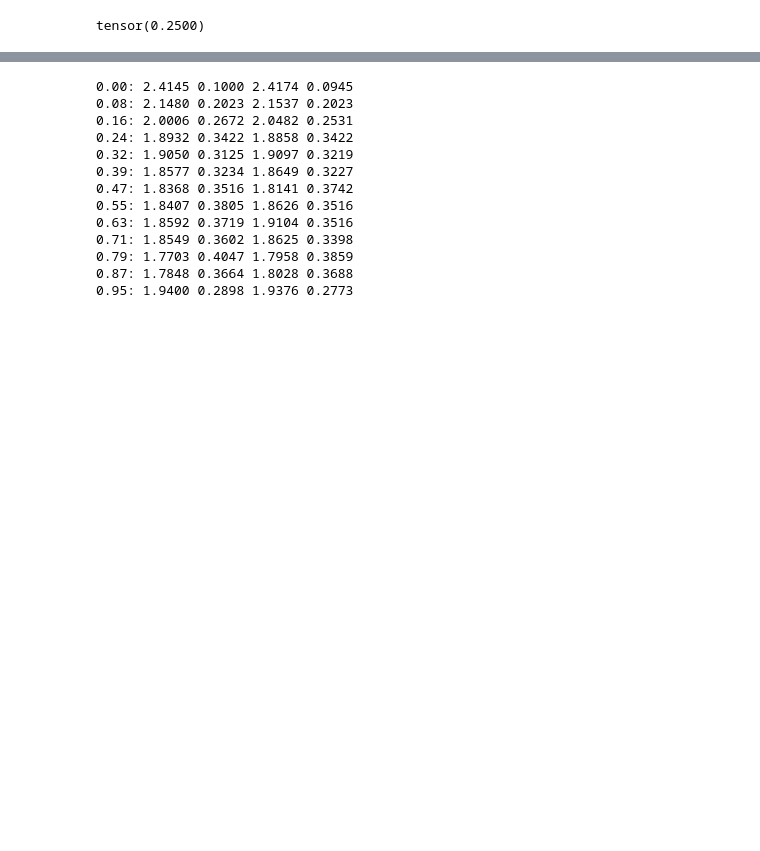
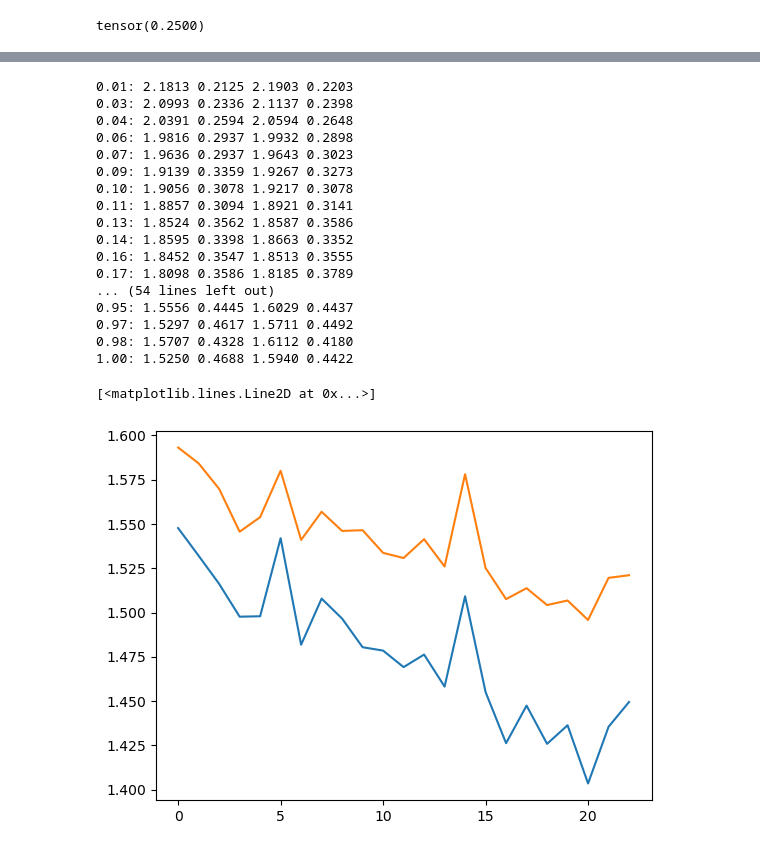
Before and after one commit to stkao05/cs231, a Jupyter notebook: cifar.ipynb, the cells around one changed output, grey strips where cells are left out. Cells and saved outputs as stored; diff of their text form; code cells hidden in the pictures; blank space fills up the shorter version.

```diff
--- a/cifar.ipynb
+++ b/cifar.ipynb
@@ -115,44 +280,61 @@ n
+# %%
+model = MLP()
 # %%
 dl = torch.utils.data.DataLoader(train_ds, batch_size=32)
-xb, yb = next(iter(dl))
-lr = 0.01
+metrics = []
+lr = 0.001
 epoch = 5
-
 i = 0
 n = len(dl) * epoch
-metrics = []
+
+optimizer = torch.optim.SGD(model.parameters(), 0.005)
 
 for _ in range(epoch):
     for xb, yb in dl:
-        for p in params:
-            p.grad = None
+        optimizer.zero_grad()
 
-        logits = forward(xb)
+        logits = model(xb)
         loss = torch.nn.functional.cross_entropy(logits, yb)
+
         loss.backward()
+        optimizer.step()
 
-        with torch.no_grad():
-            for p in params:
-                p -= lr * p.grad
+        # for p in params:
+        #     p -= lr * p.grad
+        #     update = lr * p.grad
+        #     # param_scale = torch.linalg.norm(p.ravel())
+        #     # update_scale = torch.linalg.norm(update.ravel())
+        #     # print(update_scale / param_scale)
 
+        i += 1
         if i % 100 == 0:
-            tr_loss, tr_acc = eval_split("train", samples=1000)
-            va_loss, va_acc = eval_split("valid", samples=1000)
+            tr_loss, tr_acc = eval_split("train", model, samples=1000)
+            va_loss, va_acc = eval_split("valid", model, samples=1000)
             print(f"{i/n:.2f}: {tr_loss:.4f} {tr_acc:.4f} {va_loss:.4f} {va_acc:.4f}")
             metrics.append((tr_loss, tr_acc, va_loss, va_acc))
-
-        i = i + 1
 # %% [output]
-0.00: 2.4145 0.1000 2.4174 0.0945
-0.08: 2.1480 0.2023 2.1537 0.2023
-0.16: 2.0006 0.2672 2.0482 0.2531
-0.24: 1.8932 0.3422 1.8858 0.3422
-0.32: 1.9050 0.3125 1.9097 0.3219
-0.39: 1.8577 0.3234 1.8649 0.3227
-0.47: 1.8368 0.3516 1.8141 0.3742
-0.55: 1.8407 0.3805 1.8626 0.3516
-0.63: 1.8592 0.3719 1.9104 0.3516
-0.71: 1.8549 0.3602 1.8625 0.3398
-0.79: 1.7703 0.4047 1.7958 0.3859
-0.87: 1.7848 0.3664 1.8028 0.3688
-0.95: 1.9400 0.2898 1.9376 0.2773
+0.01: 2.1813 0.2125 2.1903 0.2203
+0.03: 2.0993 0.2336 2.1137 0.2398
+0.04: 2.0391 0.2594 2.0594 0.2648
+0.06: 1.9816 0.2937 1.9932 0.2898
+0.07: 1.9636 0.2937 1.9643 0.3023
+0.09: 1.9139 0.3359 1.9267 0.3273
+0.10: 1.9056 0.3078 1.9217 0.3078
+0.11: 1.8857 0.3094 1.8921 0.3141
+0.13: 1.8524 0.3562 1.8587 0.3586
+0.14: 1.8595 0.3398 1.8663 0.3352
+0.16: 1.8452 0.3547 1.8513 0.3555
+0.17: 1.8098 0.3586 1.8185 0.3789
+... (54 lines left out)
+0.95: 1.5556 0.4445 1.6029 0.4437
+0.97: 1.5297 0.4617 1.5711 0.4492
+0.98: 1.5707 0.4328 1.6112 0.4180
+1.00: 1.5250 0.4688 1.5940 0.4422
+# %%
+# plot loss and accuracy, one on left and another on the right
+tr_loss, tr_acc, va_loss, va_acc = zip(*metrics)
+plt.plot(tr_loss, label="tr_loss")
+plt.plot(va_loss, label="va_loss")
+# %% [output]
+[<matplotlib.lines.Line2D at 0x...>]
+[figure, added]
```
Also changed, not shown: parts of 20 cells of this notebook.
